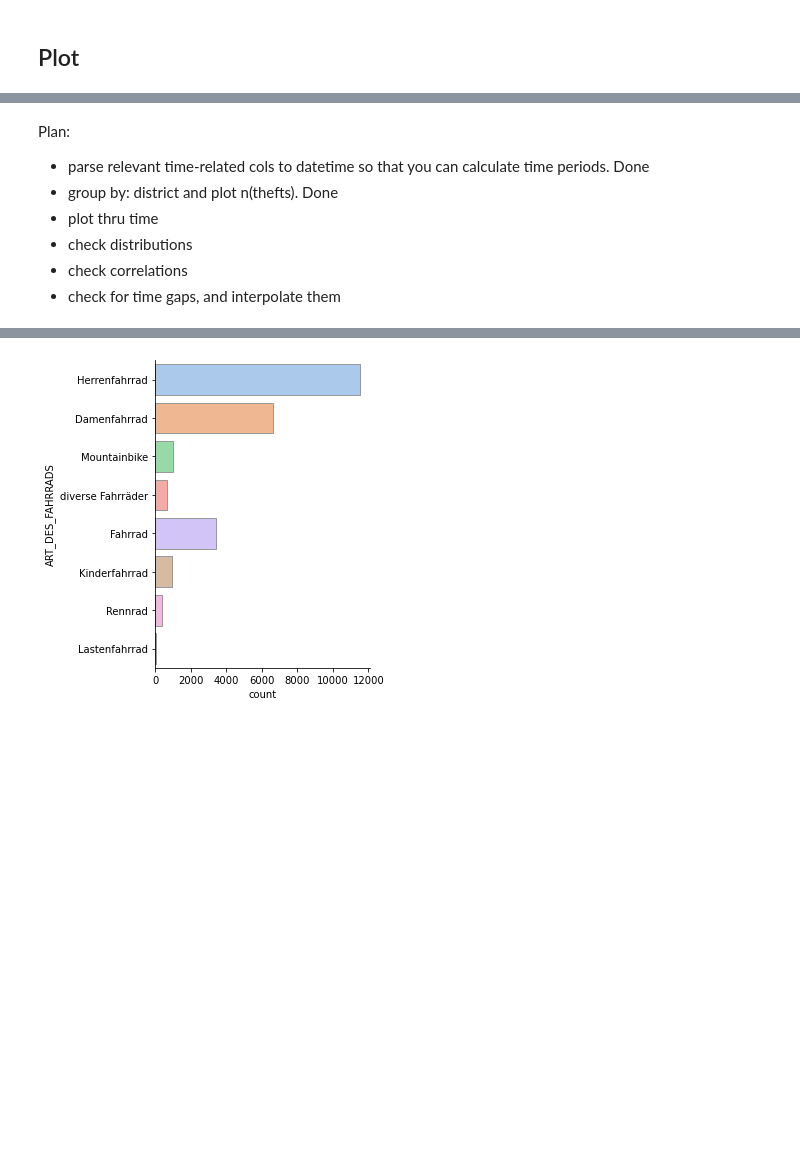
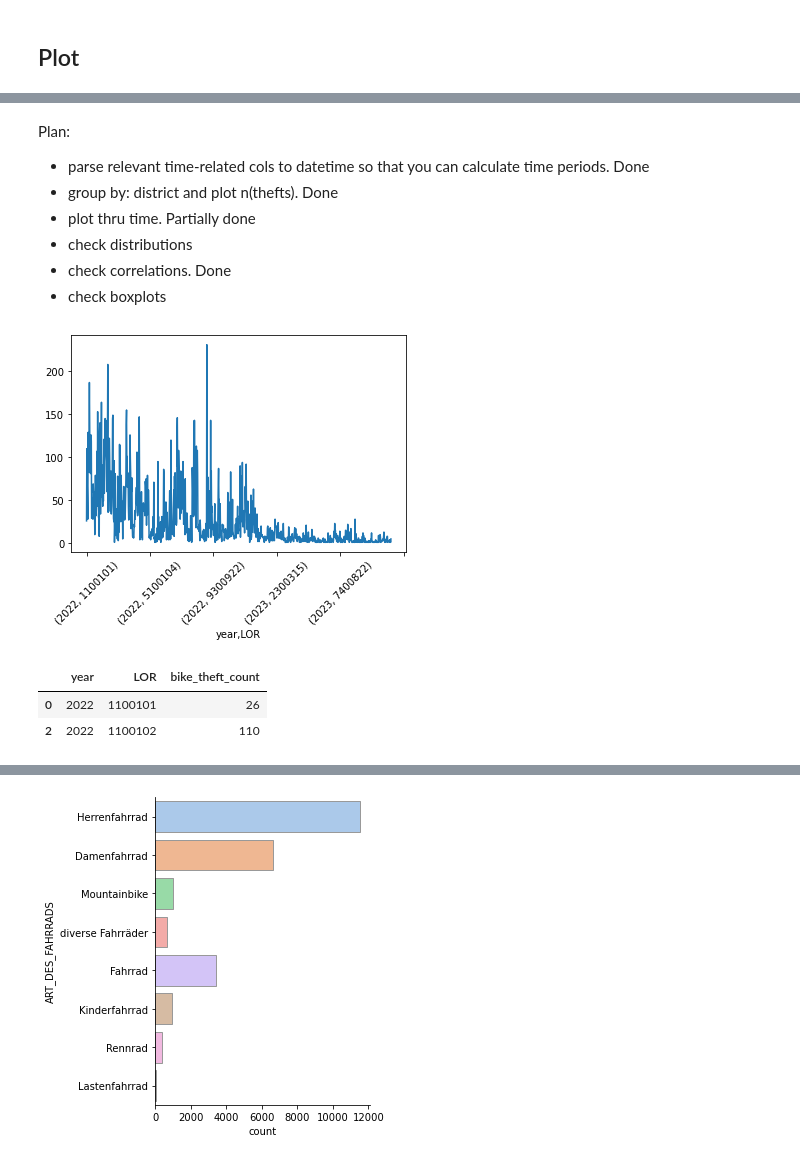
Before and after one commit to cpumarfrohberg/analyze_bike_thefts, a Jupyter notebook: EDA/bike_thefts.ipynb, the cells around one changed output, grey strips where cells are left out. Drawn from its saved outputs; the diff is of its cells as text; code cells hidden in the pictures; blank space fills up the shorter version.

```diff
--- a/EDA/bike_thefts.ipynb
+++ b/EDA/bike_thefts.ipynb
@@ -204,11 +188,9 @@ df_transformed.head(2)
 | 0 | 2023-02-19 | 3701658 | 3472 | Nein | Herrenfahrrad | Fahrraddiebstahl | Sonstiger schwerer Diebstahl von ... | 2023 | ... |
 | 1 | 2023-02-19 | 1100308 | 2277 | Nein | Herrenfahrrad | Fahrraddiebstahl | Sonstiger schwerer Diebstahl von ... | 2023 | ... |
 # %%
-# bike_thefts_LOR_year = df_transformed[['LOR', 'year']]
 bike_thefts_LOR_year = pd.DataFrame(df_transformed.groupby(['LOR', 'year']).size(),
                        columns = ['bike_theft_count'])
 bike_thefts_LOR_year = bike_thefts_LOR_year.reset_index()
-bike_thefts_LOR_year = bike_thefts_LOR_year.set_index('year')
-bike_thefts_LOR_year.index
-#bike_thefts_LOR_year.to_csv(f'{PATH_SAVEABLE}/bike_thefts_LOR_year.csv')
+bike_thefts_LOR_year = bike_thefts_LOR_year.set_index('year').reset_index()
+bike_thefts_LOR_year.head(2)
 # %% [output]
@@ -222,7 +216,7 @@ Int64Index([2022, 2023, 2022, 2023, 2022, 2023, 2022, 2023, 2022, 2023,
 Plan:
 - parse relevant time-related cols to datetime so that you can calculate time periods. Done
 - group by: district and plot n(thefts). Done
-- plot thru time
+- plot thru time. Partially done
 - check distributions
-- check correlations
-- check for time gaps, and interpolate them
+- check correlations. Done
+- check boxplots
@@ -243,0 +223,14 @@ bike_thefts_LOR_series = df_transformed[['LOR', 'count_bike_thefts']]
+# %%
+bike_thefts_LOR_year.groupby(['year', 'LOR'])['bike_theft_count'].mean().plot()
+plt.xticks(rotation=45);
+# %% [output]
+[figure, added]
+# %%
+bike_thefts_2022 = bike_thefts_LOR_year[
+    bike_thefts_LOR_year['year'] == 2022
+    ]
+bike_thefts_2022.head(2)
+# %% [output]
+|  | year | LOR | bike_theft_count |
+| 0 | 2022 | 1100101 | 26 |
+| 2 | 2022 | 1100102 | 110 |
```
Also changed, not shown: parts of 36 cells of this notebook, 1 other file.
